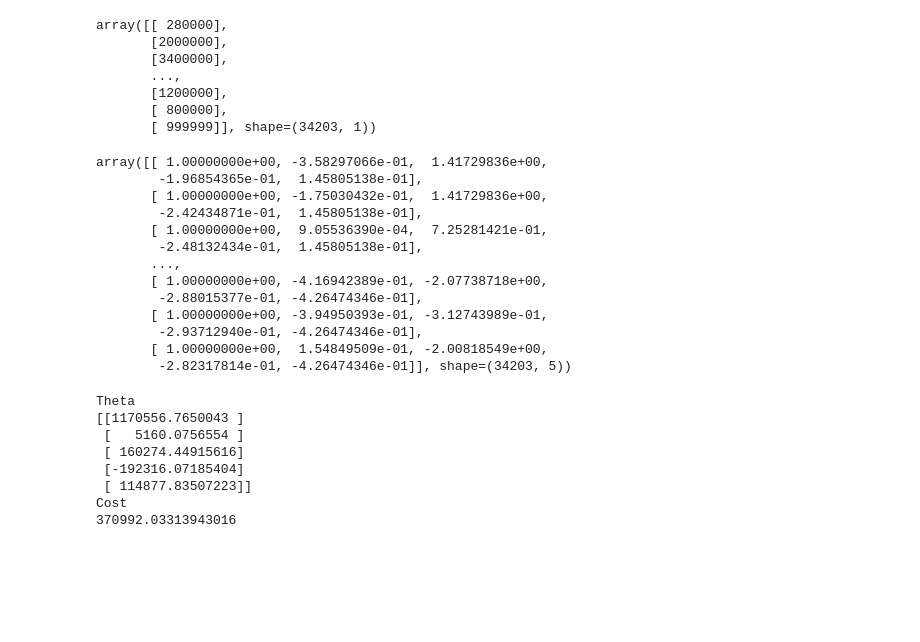
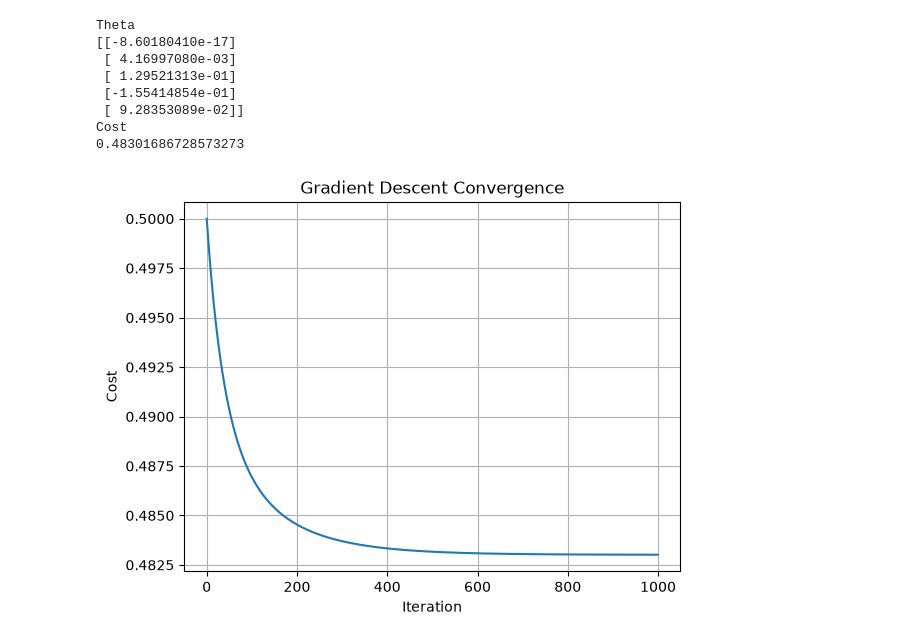
Before and after one commit to ssmruti136-cpu/Steepest_descennt_method, a Jupyter notebook: sdm.ipynb, the cells around one changed output. Cells and saved outputs as stored; diff of their text form; code cells hidden in the pictures; blank space fills up the shorter version.

Commit message:
Update gradient descent and cost calculation

```diff
--- a/sdm.ipynb
+++ b/sdm.ipynb
@@ -36,32 +29,11 @@ newf=cal_z_score(['lot','building_age','unitstotal','numfloors'])
 ones = np.ones((newf.shape[0], 1))
 newd=np.hstack((ones, newf))
 y=data['sale_price'].to_numpy()
-y = y.reshape(-1, 1)
-y
+y=y.reshape(-1, 1)
+y_mean = np.mean(y)
+y_std = np.std(y)
+y_scaled = (y - y_mean) / y_std
+predictions = (newd @ theta) * y_std + y_mean
-# %% [output]
-array([[ 280000],
-       [2000000],
-       [3400000],
-       ...,
-       [1200000],
-       [ 800000],
-       [ 999999]], shape=(34203, 1))
-# %%
-newd
-# %% [output]
-array([[ 1.00000000e+00, -3.58297066e-01,  1.41729836e+00,
-        -1.96854365e-01,  1.45805138e-01],
-       [ 1.00000000e+00, -1.75030432e-01,  1.41729836e+00,
-        -2.42434871e-01,  1.45805138e-01],
-       [ 1.00000000e+00,  9.05536390e-04,  7.25281421e-01,
-        -2.48132434e-01,  1.45805138e-01],
-       ...,
-       [ 1.00000000e+00, -4.16942389e-01, -2.07738718e+00,
-        -2.88015377e-01, -4.26474346e-01],
-       [ 1.00000000e+00, -3.94950393e-01, -3.12743989e-01,
-        -2.93712940e-01, -4.26474346e-01],
-       [ 1.00000000e+00,  1.54849509e-01, -2.00818549e+00,
-        -2.82317814e-01, -4.26474346e-01]], shape=(34203, 5))
 # %%
 the=np.zeros((newd.shape[1],1))
 lr=.01
@@ -70,10 +42,12 @@ m=len(y)
 the=np.zeros((newd.shape[1],1))
 lr=.01
 m=len(y)
+cost_history = []
 for _ in range(1000):
-    error = newd @ the - y
+    error = newd @ the - y_scaled
     gv = (newd.T @ (error)) / m
-    cost = np.sum(abs(error)) / (2 * m)
+    cost = np.sum(error**2) / (2 * m)
+    cost_history.append(cost)
     the = the - lr * gv
 
 print('Theta')
@@ -82,10 +56,10 @@ print('Cost')
 print(cost)
 # %% [output]
 Theta
-[[1170556.7650043 ]
- [   5160.0756554 ]
- [ 160274.44915616]
- [-192316.07185404]
- [ 114877.83507223]]
+[[-8.60180410e-17]
+ [ 4.16997080e-03]
+ [ 1.29521313e-01]
+ [-1.55414854e-01]
+ [ 9.28353089e-02]]
 Cost
-370992.03313943016
+0.48301686728573273
@@ -96,0 +66,11 @@ Cost
+# %%
+import matplotlib.pyplot as plt
+
+plt.plot(cost_history)
+plt.xlabel("Iteration")
+plt.ylabel("Cost")
+plt.title("Gradient Descent Convergence")
+plt.grid(True)
+plt.show()
+# %% [output]
+[figure, added]
```
Also changed, not shown: parts of 2 cells of this notebook.
